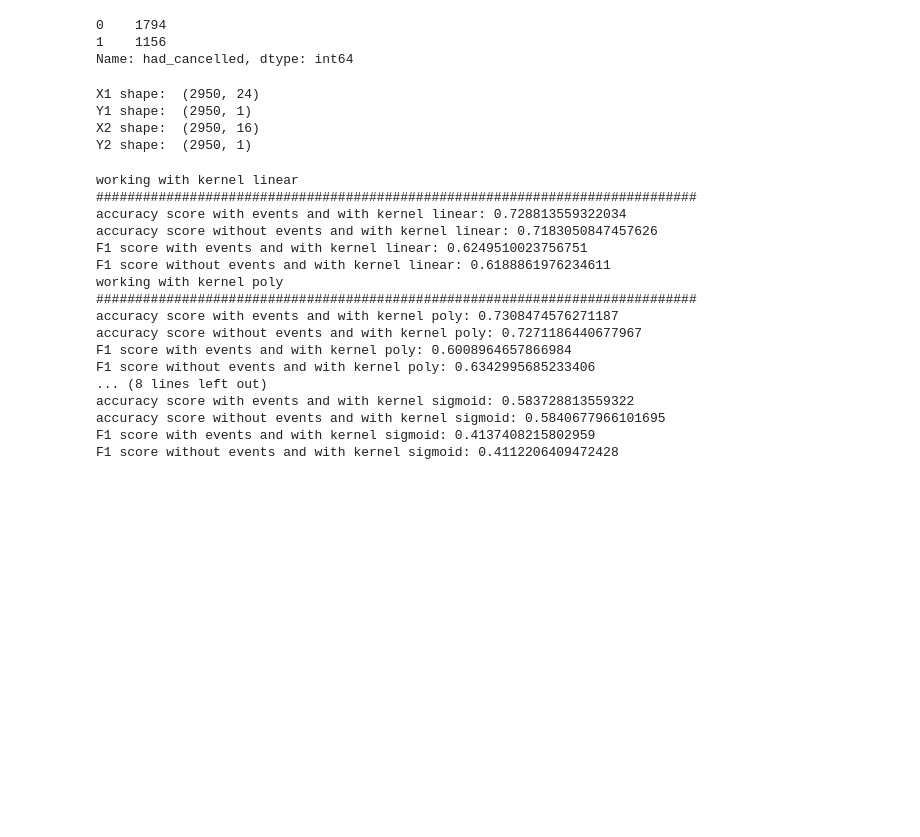
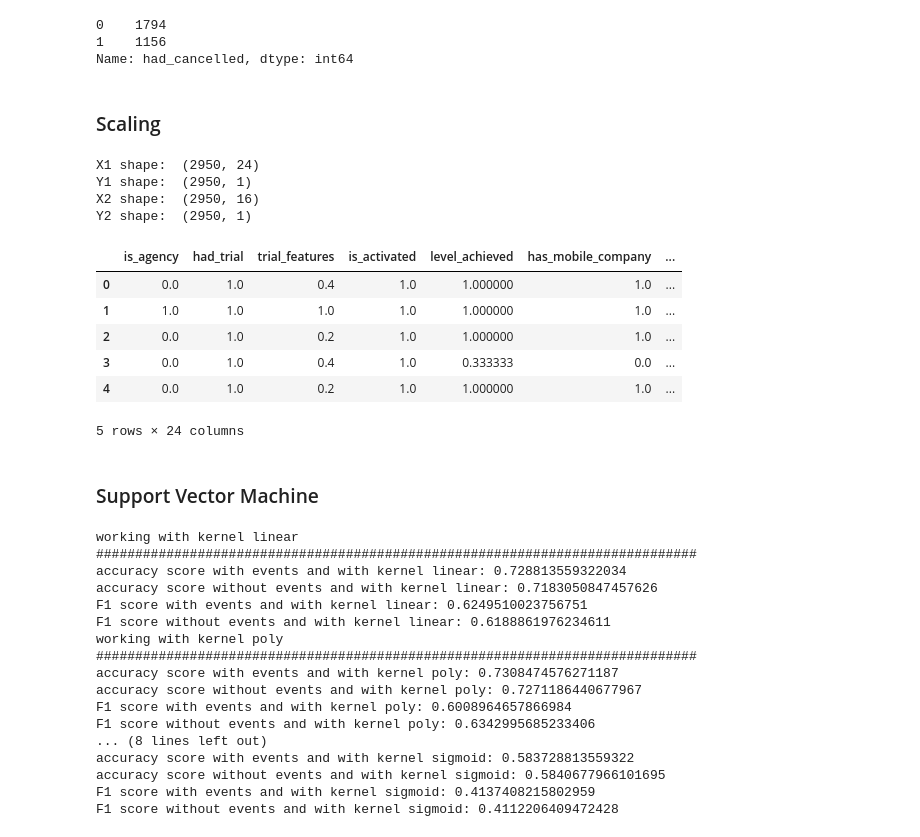
Before and after one commit to ZaloznikV/Project-3-ZaloznikV, a Jupyter notebook: predictive_modeling.ipynb, the cells around one changed output. Drawn from its saved outputs; the diff is of its cells as text; code cells hidden in the pictures; blank space fills up the shorter version.

```diff
--- a/predictive_modeling.ipynb
+++ b/predictive_modeling.ipynb
@@ -302,44 +313,56 @@ print(were_paying["had_cancelled"].value_counts())
 0    1794
 1    1156
 Name: had_cancelled, dtype: int64
+# %% [markdown]
+### Scaling
 # %%
 """SCALING"""
 
 
-min_max_scaler = preprocessing.MinMaxScaler() #scale from -1 to 1
+min_max_scaler = preprocessing.MinMaxScaler() #scale from 0 to 1
 
 
 x1 = were_paying_1.values #returns a numpy array
 x1_scaled = min_max_scaler.fit_transform(x1)
 df_1 = pd.DataFrame(x1_scaled)
 
 
 x2 = were_paying_2.values #returns a numpy array
 x2_scaled = min_max_scaler.fit_transform(x2)
 df_2 = pd.DataFrame(x2_scaled)
 
 col1 = list(were_paying_1.columns)
 col2 = list(were_paying_2.columns)
 
 df_1.columns=col1
 df_2.columns=col2
 
 #df_2
 
 Y1 = df_1[["had_cancelled"]]
 X1 = df_1.drop(columns=["had_cancelled"])
 
 Y2 = df_2[["had_cancelled"]]
 X2 = df_2.drop(columns=["had_cancelled"])
 print("X1 shape: ",X1.shape)
 print("Y1 shape: ",Y1.shape)
 print("X2 shape: ",X2.shape)
 print("Y2 shape: ",Y2.shape)
+X1.head()
 # %% [output]
 X1 shape:  (2950, 24)
 Y1 shape:  (2950, 1)
 X2 shape:  (2950, 16)
 Y2 shape:  (2950, 1)
+|  | is_agency | had_trial | trial_features | is_activated | level_achieved | has_mobile_company | ... |
+| 0 | 0.0 | 1.0 | 0.4 | 1.0 | 1.000000 | 1.0 | ... |
+| 1 | 1.0 | 1.0 | 1.0 | 1.0 | 1.000000 | 1.0 | ... |
+| 2 | 0.0 | 1.0 | 0.2 | 1.0 | 1.000000 | 1.0 | ... |
+| 3 | 0.0 | 1.0 | 0.4 | 1.0 | 0.333333 | 0.0 | ... |
+| 4 | 0.0 | 1.0 | 0.2 | 1.0 | 1.000000 | 1.0 | ... |
+5 rows × 24 columns
+# %% [markdown]
+### Support Vector Machine
 # %%
 """SVM"""
 kernels = ["linear", "poly", "rbf", "sigmoid"]
```
Also changed, not shown: parts of 17 cells of this notebook.
